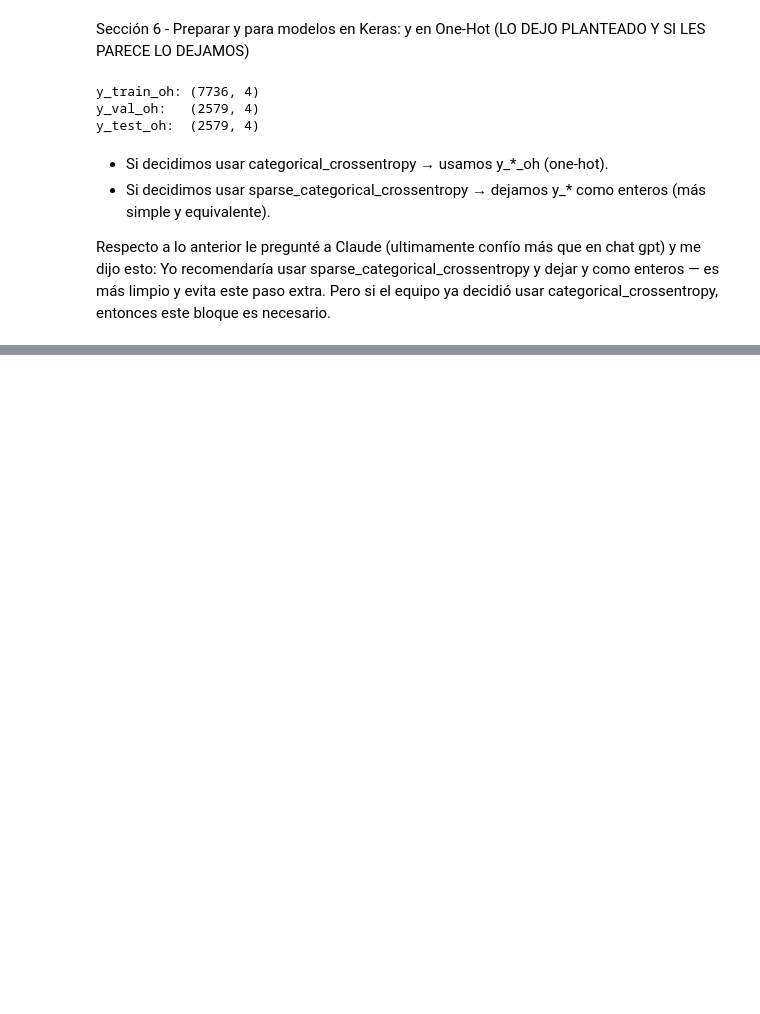
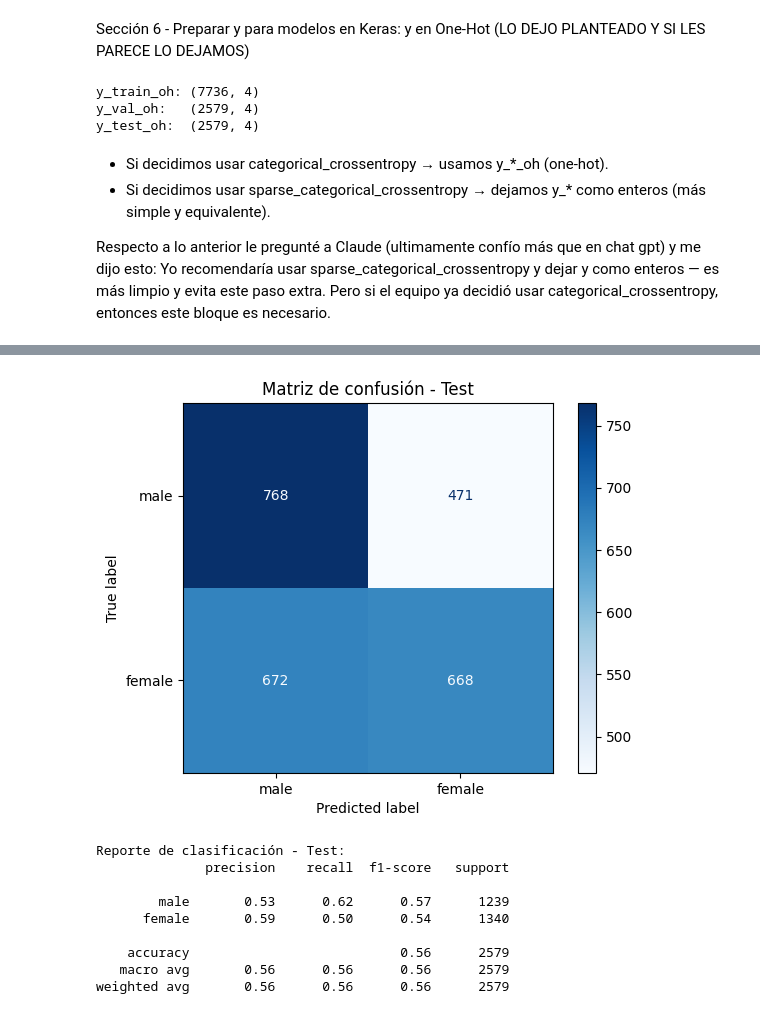
Before and after one commit to SebastianBravo/DL_Taller1, a Jupyter notebook: Taller1DL.ipynb, the cells around one changed output, grey strips where cells are left out. Cells and saved outputs as stored; diff of their text form; code cells hidden in the pictures; blank space fills up the shorter version.

```diff
--- a/Taller1DL.ipynb
+++ b/Taller1DL.ipynb
@@ -441,0 +545,17 @@ Respecto a lo anterior le pregunté a Claude (ultimamente confío más que en ch
+# %%
+from sklearn.metrics import classification_report
+from sklearn.metrics import confusion_matrix, ConfusionMatrixDisplay
+
+# Matriz de confusión en el set de test
+y_test_pred_prob = model_mlp_2.predict(X_test_p)
+y_test_pred = (y_test_pred_prob >= 0.5).astype(int).flatten()
+cm = confusion_matrix(y_test, y_test_pred)
+disp = ConfusionMatrixDisplay(confusion_matrix=cm, display_labels=["male", "female"])
+disp.plot(cmap=plt.cm.Blues)
+plt.title("Matriz de confusión - Test")
+plt.show()
+
+# Métricas finales en test
+print("Reporte de clasificación - Test:")
+print(classification_report(y_test, y_test_pred, target_names=["male", "female"]))
+# %% [output]
@@ -441,0 +563,10 @@ Respecto a lo anterior le pregunté a Claude (ultimamente confío más que en ch
+[figure, added]
+Reporte de clasificación - Test:
+              precision    recall  f1-score   support
+
+        male       0.53      0.62      0.57      1239
+      female       0.59      0.50      0.54      1340
+
+    accuracy                           0.56      2579
+   macro avg       0.56      0.56      0.56      2579
+weighted avg       0.56      0.56      0.56      2579
```
Also changed, not shown: parts of 6 cells of this notebook, 7 other files.
